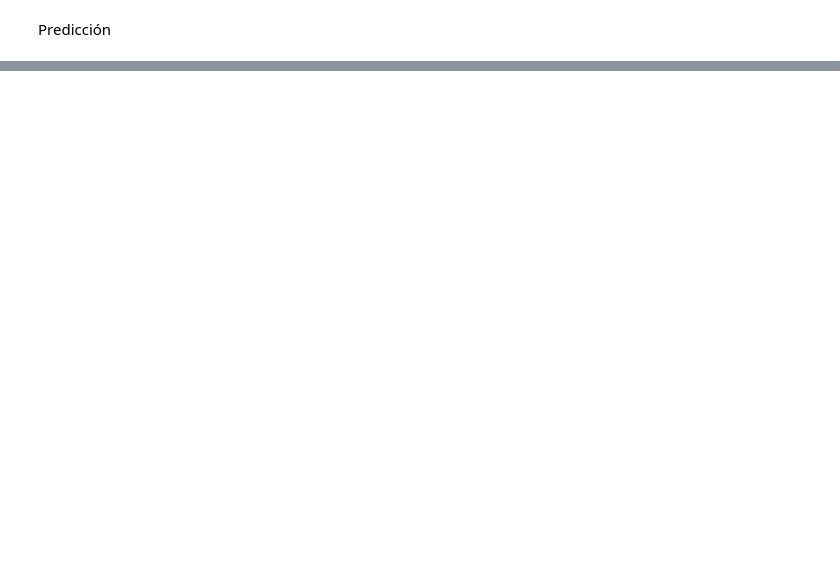
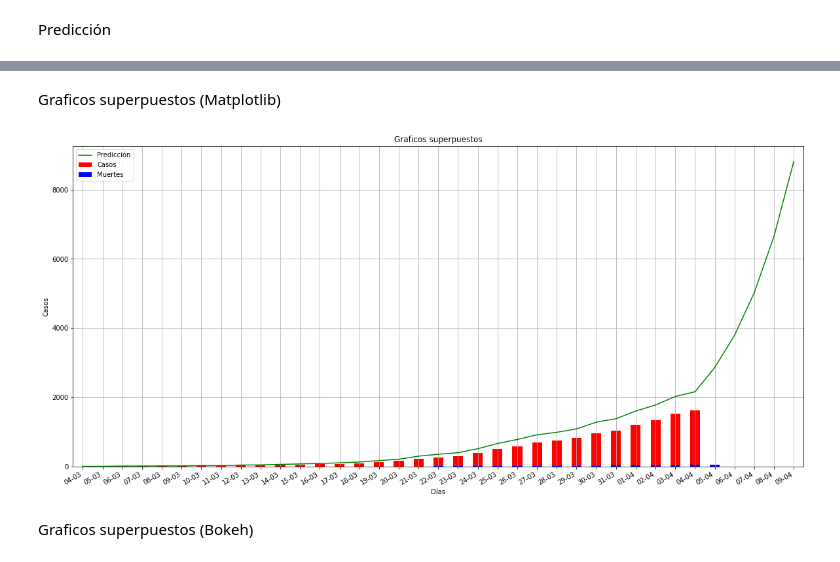
Before and after one commit to cemansilla/covid-19-notebook, a Jupyter notebook: COVID-19.ipynb, the cells around one changed output, grey strips where cells are left out. Drawn from its saved outputs; the diff is of its cells as text; code cells hidden in the pictures; blank space fills up the shorter version.

```diff
--- a/COVID-19.ipynb
+++ b/COVID-19.ipynb
@@ -97,0 +102,23 @@ plt.show()
+# %% [markdown]
+Graficos superpuestos (Matplotlib)
+# %%
+ax = df_cases.plot(kind='bar', color='red' ,figsize=(20,10))
+df_deaths.plot(kind='bar', color='blue', ax=ax)
+df_forecast.plot(kind='line', color='green', ax=ax)
+
+#Etiquetas
+plt.ylabel('Casos')
+plt.xlabel('Días')
+ax.set_title('Graficos superpuestos')
+plt.legend(['Predicción', 'Casos', 'Muertes'])
+
+#Fechas en etiquetas del eje x
+plt.xticks(np.arange(forecast_days), a_dates.format(formatter=lambda x: x.strftime('%d-%m')))
+plt.gcf().autofmt_xdate()
+
+plt.grid()
+plt.show()
+# %% [output]
+[figure, added]
+# %% [markdown]
+Graficos superpuestos (Bokeh)
```
Also changed, not shown: parts of 5 cells of this notebook.
